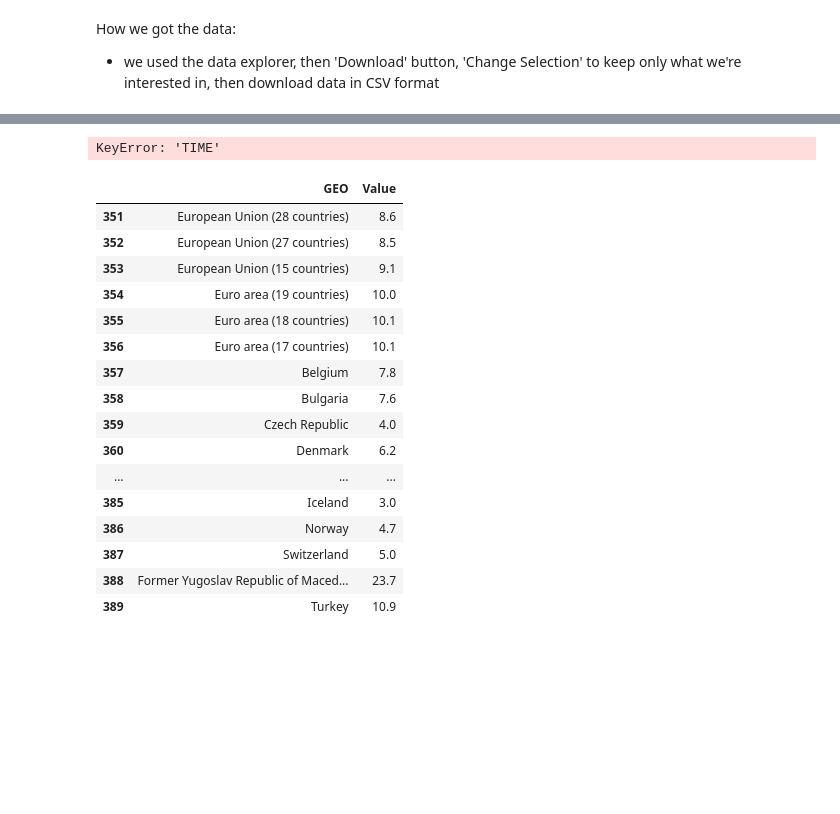
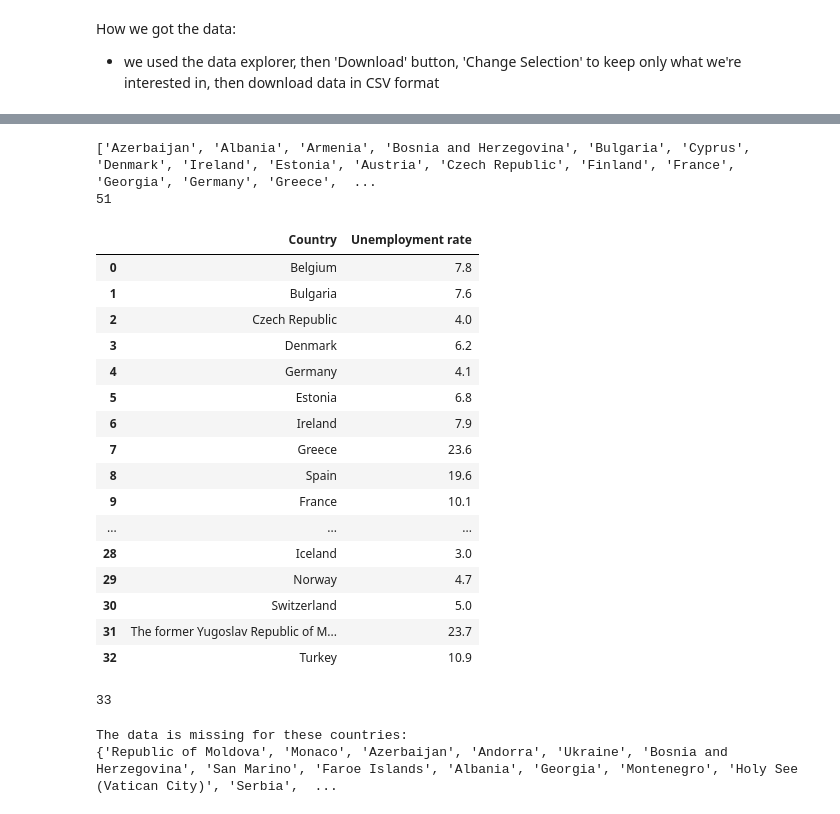
Before and after one commit to rbsteinm/AppliedDataAnalysis, a Jupyter notebook: Homeworks/03 - Interactive Viz/Homework 3.ipynb, the cells around one changed output, grey strips where cells are left out. Saved outputs shown, nothing was run; the diff lists cells and outputs as text; code cells hidden in the pictures; blank space fills up the shorter version.

```diff
--- a/Homeworks/03 - Interactive Viz/Homework 3.ipynb
+++ b/Homeworks/03 - Interactive Viz/Homework 3.ipynb
@@ -48,26 +26,51 @@ df
-# %%
-df = df[df['TIME']==2016]
-df = df[['GEO', 'Value']]
-df.rename(columns={'GEO': 'Country', '' : 'Unemployment rate' }, inplace=True)
-# %% [output]
-KeyError: 'TIME'
-# %%
-df
-# %% [output]
-|  | GEO | Value |
-| 351 | European Union (28 countries) | 8.6 |
-| 352 | European Union (27 countries) | 8.5 |
-| 353 | European Union (15 countries) | 9.1 |
-| 354 | Euro area (19 countries) | 10.0 |
-| 355 | Euro area (18 countries) | 10.1 |
-| 356 | Euro area (17 countries) | 10.1 |
-| 357 | Belgium | 7.8 |
-| 358 | Bulgaria | 7.6 |
-| 359 | Czech Republic | 4.0 |
-| 360 | Denmark | 6.2 |
-| ... | ... | ... |
-| 385 | Iceland | 3.0 |
-| 386 | Norway | 4.7 |
-| 387 | Switzerland | 5.0 |
-| 388 | Former Yugoslav Republic of Maced... | 23.7 |
-| 389 | Turkey | 10.9 |
+# %%
+countries = [country['properties']['NAME'] for country in geo_json_data['objects']['europe']['geometries']]
+print(countries)
+print(len(countries))
+# %% [output]
+['Azerbaijan', 'Albania', 'Armenia', 'Bosnia and Herzegovina', 'Bulgaria', 'Cyprus', 'Denmark', 'Ireland', 'Estonia', 'Austria', 'Czech Republic', 'Finland', 'France', 'Georgia', 'Germany', 'Greece',  ...
+51
+# %%
+df = pd.read_csv('./data/lfsa_urgan_1_Data.csv')
+df = df[df['TIME']==2016] # only keep data from last year
+df = df[['GEO', 'Value']] # The only information we need is the country and the unemployment rate
+df.rename(columns={'GEO': 'Country', 'Value' : 'Unemployment rate' }, inplace=True)
+df.index = (range(len(df))) # re-index the dataframe
+
+# drop unwanted rows, rename some countries to match with the topojson data
+df = df.replace(to_replace='Former Yugoslav Republic of Macedonia, the', value='The former Yugoslav Republic of Macedonia')
+df = df.replace(to_replace='Germany (until 1990 former territory of the FRG)', value='Germany')
+df = df.drop(index=[0,1, 2, 3, 4, 5])
+
+df.index = (range(len(df))) # re-index the dataframe
+df
+# %% [output]
+|  | Country | Unemployment rate |
+| 0 | Belgium | 7.8 |
+| 1 | Bulgaria | 7.6 |
+| 2 | Czech Republic | 4.0 |
+| 3 | Denmark | 6.2 |
+| 4 | Germany | 4.1 |
+| 5 | Estonia | 6.8 |
+| 6 | Ireland | 7.9 |
+| 7 | Greece | 23.6 |
+| 8 | Spain | 19.6 |
+| 9 | France | 10.1 |
+| ... | ... | ... |
+| 28 | Iceland | 3.0 |
+| 29 | Norway | 4.7 |
+| 30 | Switzerland | 5.0 |
+| 31 | The former Yugoslav Republic of M... | 23.7 |
+| 32 | Turkey | 10.9 |
+# %%
+len(df)
+# %% [output]
+33
+# %%
+print("The data is missing for these countries:")
+
+print(set(countries).difference(set(df.Country.values)))
+#print(set(df.Country.values))
+# %% [output]
+The data is missing for these countries:
+{'Republic of Moldova', 'Monaco', 'Azerbaijan', 'Andorra', 'Ukraine', 'Bosnia and Herzegovina', 'San Marino', 'Faroe Islands', 'Albania', 'Georgia', 'Montenegro', 'Holy See (Vatican City)', 'Serbia',  ...
```
Also changed, not shown: parts of 6 cells of this notebook.
